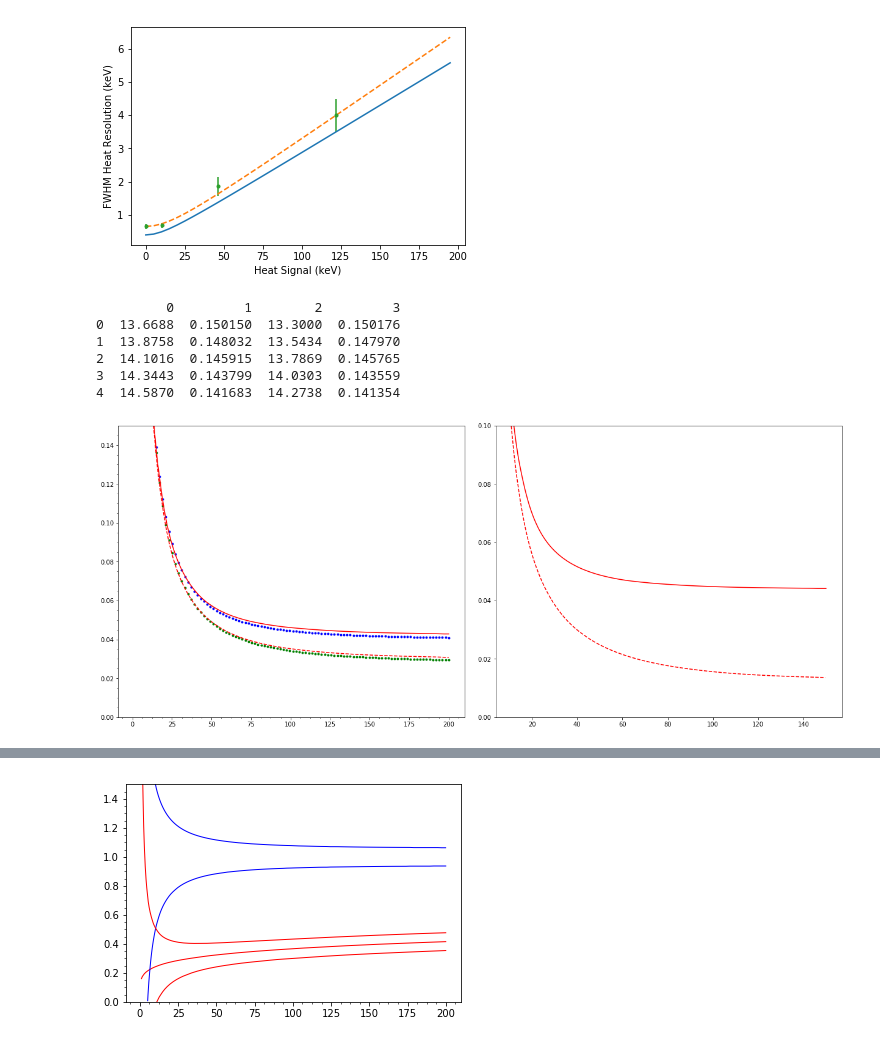
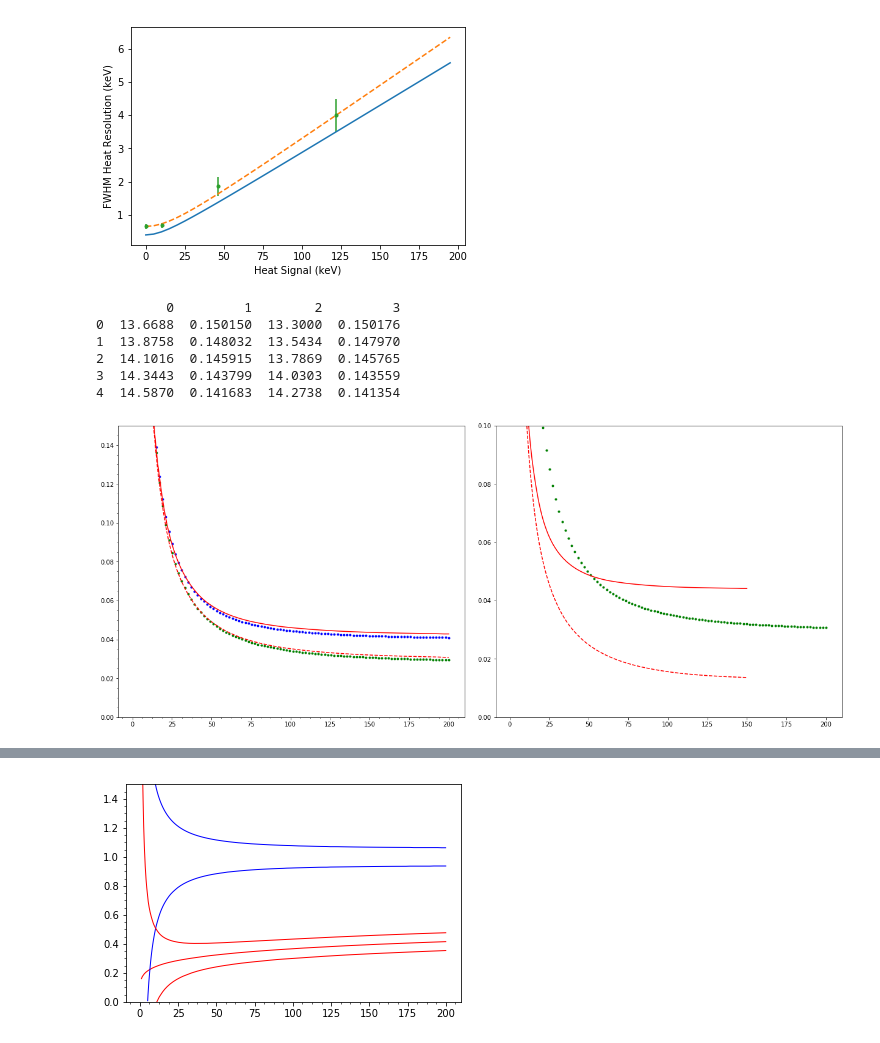
Before and after one commit to villaa/nrFano_Constraint, a Jupyter notebook: Edelweiss_data/Edelweiss_resolution_calculations.ipynb, the cells around one changed output, grey strips where cells are left out. Drawn from its saved outputs; the diff is of its cells as text; code cells hidden in the pictures.

```diff
--- a/Edelweiss_data/Edelweiss_resolution_calculations.ipynb
+++ b/Edelweiss_data/Edelweiss_resolution_calculations.ipynb
@@ -70,36 +70,36 @@ fig,axes = plt.subplots(1,2,figsize=(17.0,7.0), constrained_layout=True)
 # plot the electron recoil widths
 E_keV_arr = np.linspace(1,200,100)
 ax1 = axes[0]
 ax2 = axes[1]
 ax1.plot(E_keV_arr, sig_gamma_GGA3(E_keV_arr),'g.')
 ax1.plot(E_keV_arr, sig_gamma_GGA3_wide(E_keV_arr),'b.')
 
 #def get_sig_nuc_func(FWHM_center, FWHM_guard, FWHM122_ion, FWHM0_heat, FWHM122_heat, V, aH=None):
-sig_nr_GGA3 = get_sig_nuc_func(1.3, 1.5, ion_122keV, heat_0keV, 2.7, 4, 0.035)
-
+sig_nr_GGA3 = get_sig_nuc_func(1.3, 1.5, ion_122keV, heat_0keV, 2.7, 4)
+ax2.plot(E_keV_arr, sig_nr_GGA3(E_keV_arr),'g.')
 
 # 90% is +/- 1.645*sigma
 # FWHM is 2.355*sigma
 
 # plot the data-theifed bands
 ax1.plot(data_GGA3[0], data_GGA3[1], 'r-')
 ax1.plot(data_GGA3[2], data_GGA3[3], 'r--')
 
 ax2.plot(dataNR_GGA3[0], dataNR_GGA3[1], 'r-')
 ax2.plot(dataNR_GGA3[2], dataNR_GGA3[3], 'r--')
 ax2.set_ylim(0,0.1)
 
 ax1.set_ylim(0,0.15)
 ax1.minorticks_on()
 plt.show()
 # %% [output]
          0         1        2         3
 0  13.6688  0.150150  13.3000  0.150176
 1  13.8758  0.148032  13.5434  0.147970
 2  14.1016  0.145915  13.7869  0.145765
 3  14.3443  0.143799  14.0303  0.143559
 4  14.5870  0.141683  14.2738  0.141354
-[figure, old version]
+[figure, new version]
 # %%
 # get_sig_gamma_func(FWHM_center, FWHM_guard, FWHM122_ion, FWHM0_heat, FWHM122_heat, V, aH_stretch)
 # increasing FWHM0_heat makes the fit better near 20 keV, e.g. from 1.3 to 2.3 for GGA1
```
Also changed, not shown: 2 other files.
